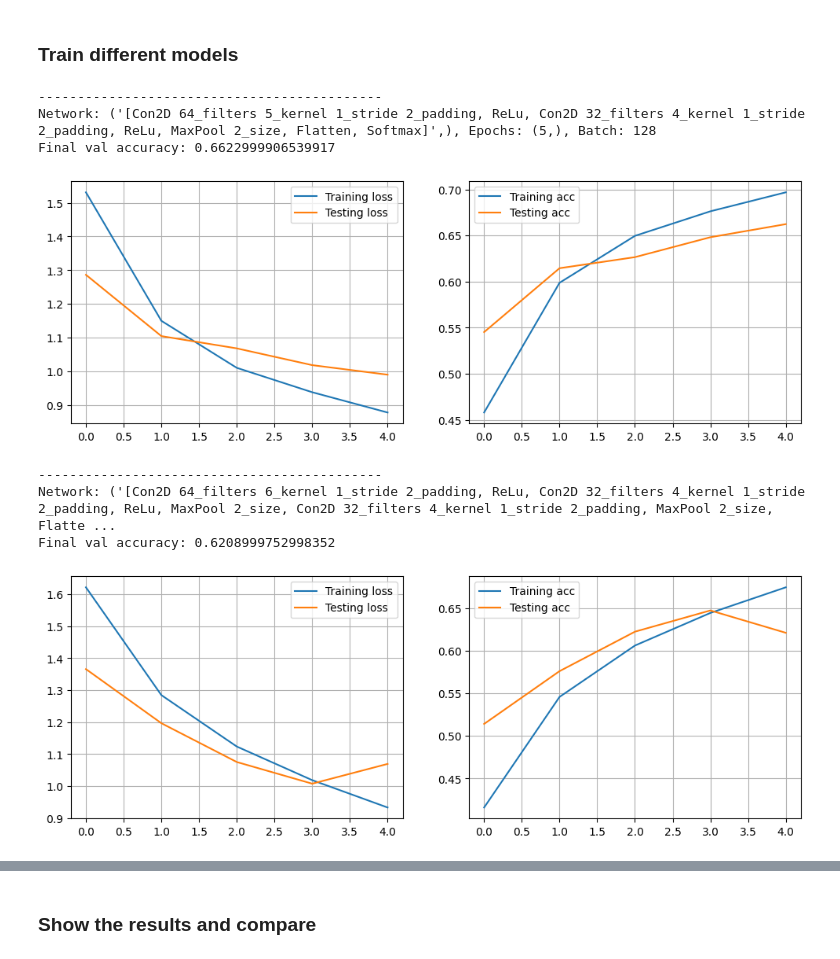
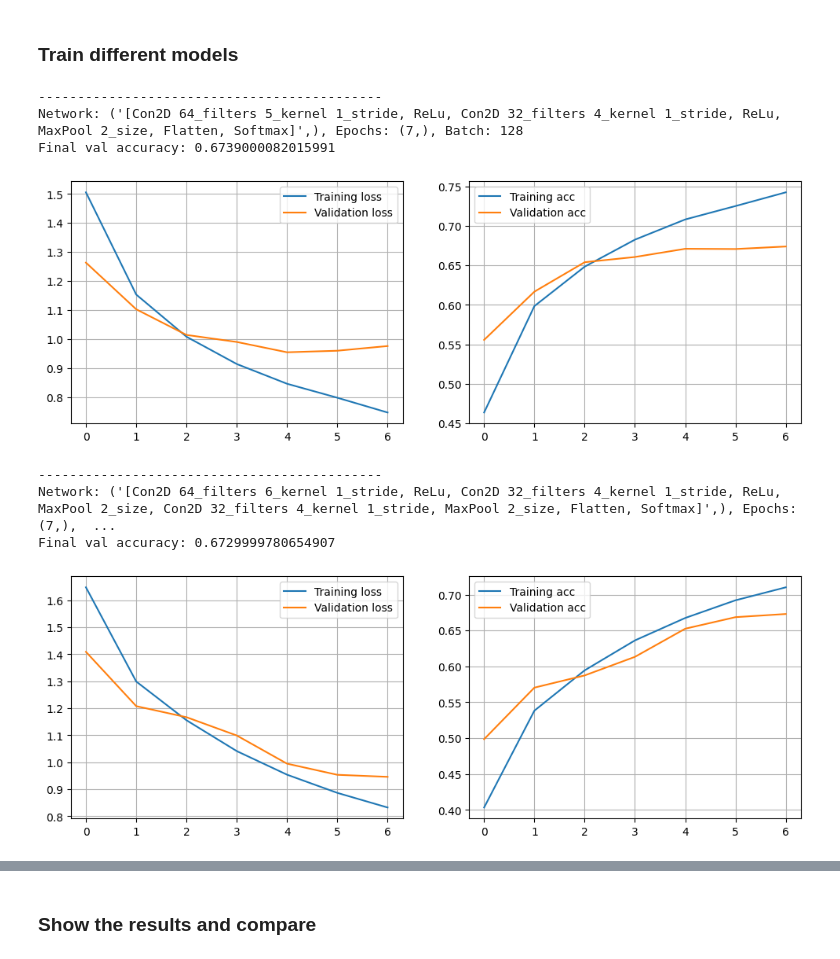
Before and after one commit to dave1b/TSM_DeLearn, a Jupyter notebook: week4/keras-CIFAR10-CNN.ipynb, the cells around one changed output, grey strips where cells are left out. Drawn from its saved outputs; the diff is of its cells as text; code cells hidden in the pictures.

```diff
--- a/week4/keras-CIFAR10-CNN.ipynb
+++ b/week4/keras-CIFAR10-CNN.ipynb
@@ -131,6 +131,7 @@ Model: "sequential"
 In Keras, we call the methods `compile()` and `fit()`. For the compile phase, we need to specify the **loss** function which should be set in the case of multi-class classification to `categorical_crossentropy`. We also need to specify the optimizer strategy. In this case the `rmsprop` or `adam` can be used.
 # %%
 from sklearn.metrics import ConfusionMatrixDisplay
+
 
 class Result:
     def __init__(self, network, epoch: int, batch_size: int, train_accuracy: [float], val_accuracy: [float],
@@ -155,11 +156,11 @@ class Result:
         ax1 = f.add_subplot(121)
         ax2 = f.add_subplot(122)
         ax1.plot(self.train_loss, label='Training loss')
-        ax1.plot(self.val_loss, label='Testing loss')
+        ax1.plot(self.val_loss, label='Validation loss')
         ax1.legend()
         ax1.grid()
         ax2.plot(self.train_accuracy, label='Training acc')
-        ax2.plot(self.val_accuracy, label='Testing acc')
+        ax2.plot(self.val_accuracy, label='Validation acc')
         ax2.legend()
         ax2.grid()
         if plot_cm:
@@ -176,8 +177,8 @@ class Result:
     def print_results(self):
         print("--------------------------------------------")
         print(self.title())
+        print(f"Train accuracy: {self.train_accuracy[-1]}")
         print(f"Validation accuracy: {self.val_accuracy[-1]}")
-        print(f"Train accuracy: {self.train_accuracy[-1]}")
 
 
 results: [Result] = []
@@ -254,7 +255,7 @@ model = keras.Sequential([
     Dense(n_classes, activation='softmax'),
 ])
 
-n_epochs = 5
+n_epochs = 7
 batch_size = 128
 
 model.compile(loss='categorical_crossentropy', optimizer='adam', metrics=['accuracy'])
@@ -265,52 +266,52 @@ y_pred = pred.argmax(axis=-1)
 cm = confusion_matrix(y_test, y_pred)
 results.append(
     Result(
-        "[Con2D 64_filters 5_kernel 1_stride 2_padding, ReLu, Con2D 32_filters 4_kernel 1_stride 2_padding, ReLu, MaxPool 2_size, Flatten, Softmax]",
+        "[Con2D 64_filters 5_kernel 1_stride, ReLu, Con2D 32_filters 4_kernel 1_stride, ReLu, MaxPool 2_size, Flatten, Softmax]",
         n_epochs,
         batch_size, log.history['accuracy'], log.history['val_accuracy'], log.history['loss'],
         log.history['val_loss'], cm))
 results[-1].plot_result()
 # %% [output]
 --------------------------------------------
-Network: ('[Con2D 64_filters 5_kernel 1_stride 2_padding, ReLu, Con2D 32_filters 4_kernel 1_stride 2_padding, ReLu, MaxPool 2_size, Flatten, Softmax]',), Epochs: (5,), Batch: 128
-Final val accuracy: 0.6622999906539917
+Network: ('[Con2D 64_filters 5_kernel 1_stride, ReLu, Con2D 32_filters 4_kernel 1_stride, ReLu, MaxPool 2_size, Flatten, Softmax]',), Epochs: (7,), Batch: 128
+Final val accuracy: 0.6739000082015991
-[figure, old version]
+[figure, new version]
 # %%
 model = keras.Sequential([
     Input(shape=(32, 32, 3)),
     Conv2D(filters=64, strides=1, padding='same', kernel_size=6),
     Activation(activation='relu'),
     MaxPool2D(pool_size=2),
     Conv2D(filters=32, strides=1, padding='same', kernel_size=4),
     Activation(activation='relu'),
     MaxPool2D(pool_size=2),
-    Conv2D(filters=32, strides=1,padding='same', kernel_size=4),
+    Conv2D(filters=32, strides=1, padding='same', kernel_size=4),
     Activation(activation='relu'),
     Flatten(),
     Dense(n_classes, activation='softmax'),
 ])
 
-n_epochs = 5
+n_epochs = 7
 batch_size = 128
 
 model.compile(loss='categorical_crossentropy', optimizer='adam', metrics=['accuracy'])
 log = model.fit(X_train, Y_train, batch_size=batch_size, epochs=n_epochs, validation_data=(X_test, Y_test), verbose=0)
 
 pred = model.predict(X_test, verbose=0)
 y_pred = pred.argmax(axis=-1)
 cm = confusion_matrix(y_test, y_pred)
 results.append(
     Result(
-        "[Con2D 64_filters 6_kernel 1_stride 2_padding, ReLu, Con2D 32_filters 4_kernel 1_stride 2_padding, ReLu, MaxPool 2_size, Con2D 32_filters 4_kernel 1_stride 2_padding, MaxPool 2_size, Flatten, Softmax]",
+        "[Con2D 64_filters 6_kernel 1_stride, ReLu, Con2D 32_filters 4_kernel 1_stride, ReLu, MaxPool 2_size, Con2D 32_filters 4_kernel 1_stride, MaxPool 2_size, Flatten, Softmax]",
         n_epochs,
         batch_size, log.history['accuracy'], log.history['val_accuracy'], log.history['loss'],
         log.history['val_loss'], cm))
 results[-1].plot_result()
 # %% [output]
 --------------------------------------------
-Network: ('[Con2D 64_filters 6_kernel 1_stride 2_padding, ReLu, Con2D 32_filters 4_kernel 1_stride 2_padding, ReLu, MaxPool 2_size, Con2D 32_filters 4_kernel 1_stride 2_padding, MaxPool 2_size, Flatte ...
-Final val accuracy: 0.6208999752998352
+Network: ('[Con2D 64_filters 6_kernel 1_stride, ReLu, Con2D 32_filters 4_kernel 1_stride, ReLu, MaxPool 2_size, Con2D 32_filters 4_kernel 1_stride, MaxPool 2_size, Flatten, Softmax]',), Epochs: (7,),  ...
+Final val accuracy: 0.6729999780654907
-[figure, old version]
+[figure, new version]
 # %%
 model = keras.Sequential([
     Input(shape=(32, 32, 3)),
```
Also changed, not shown: parts of 6 cells of this notebook, 2 other files.
